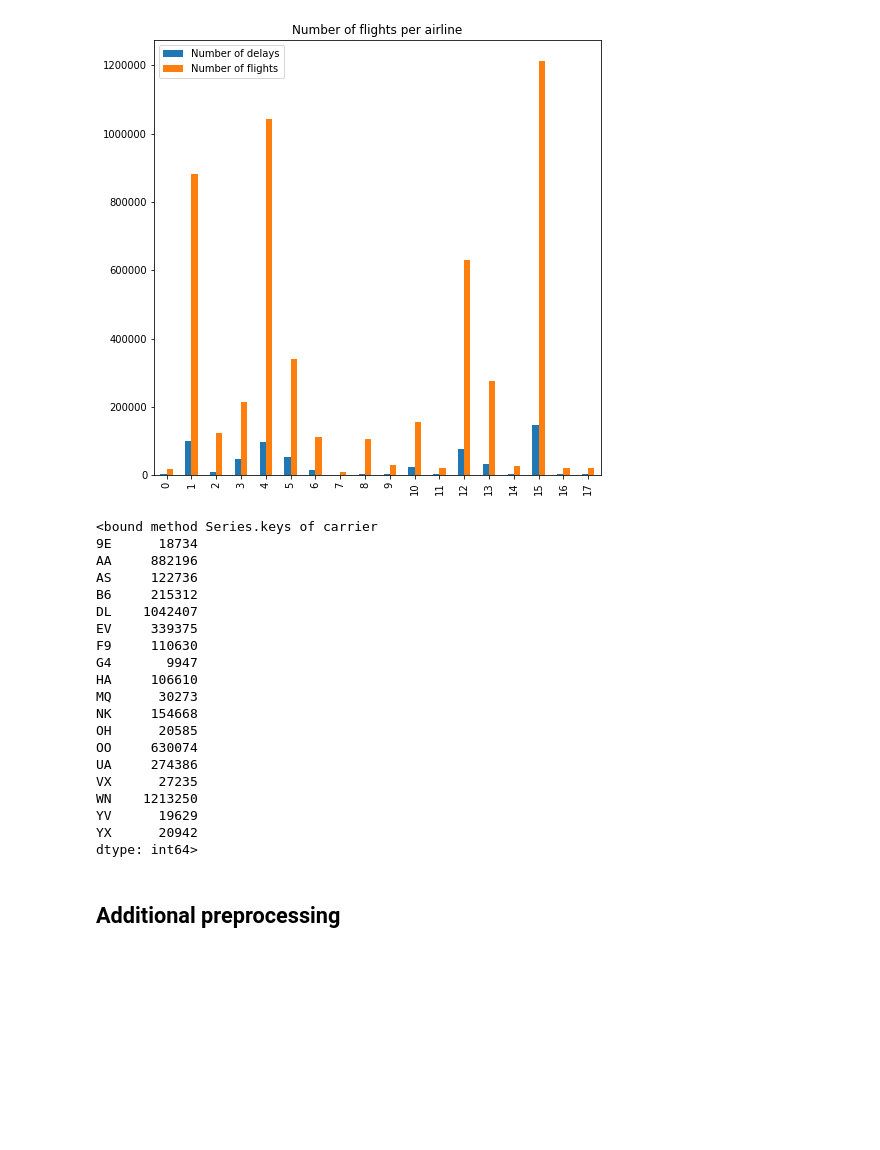
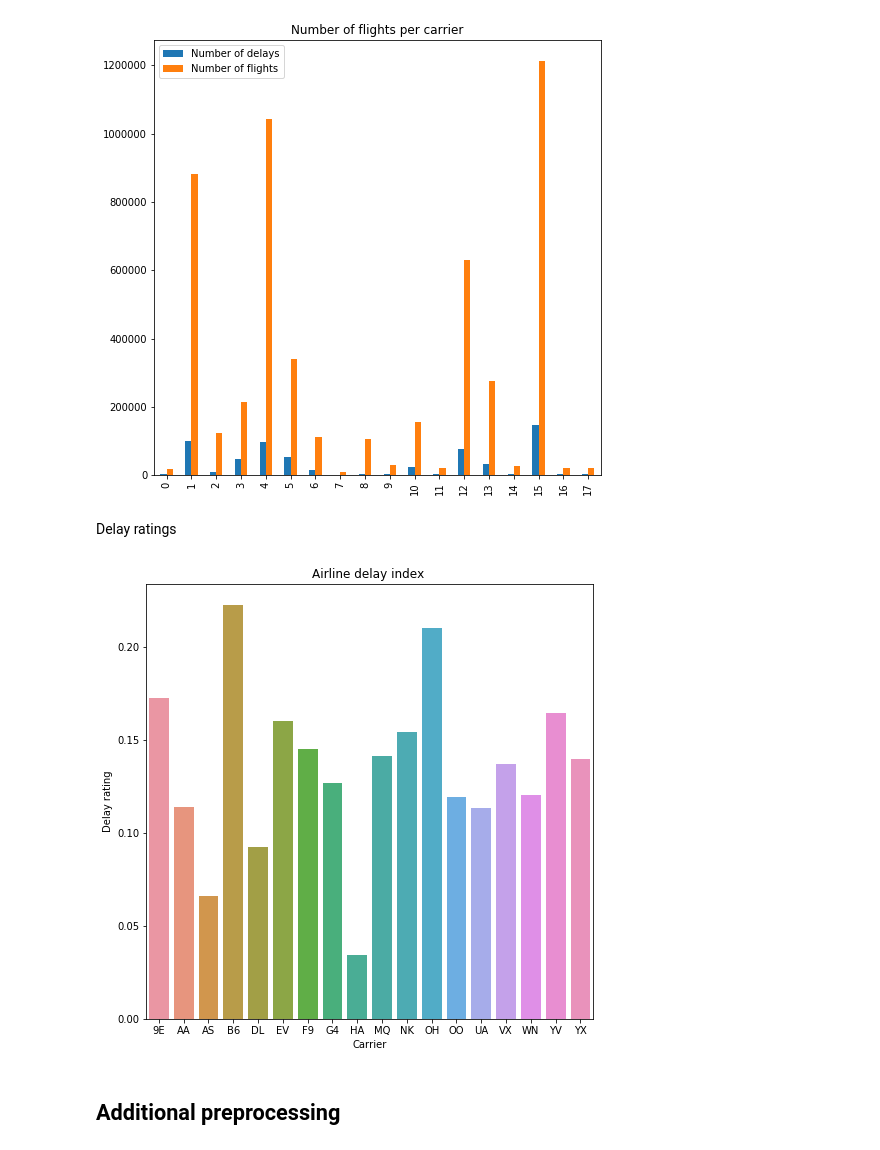
Before and after one commit to iamdeowanshi/257, a Jupyter notebook: FinalProject.ipynb, the cells around one changed output. Drawn from its saved outputs; the diff is of its cells as text; code cells hidden in the pictures; blank space fills up the shorter version.

Commit message:
added airline delay index

```diff
--- a/FinalProject.ipynb
+++ b/FinalProject.ipynb
@@ -432,5 +432,5 @@ airlines_group_num = airlines_group.groupby(['carrier']).size()
 airlines_group = data[['status', 'carrier']]
 airlines_group = airlines_group[(airlines_group['status'] != 'no delay') & (airlines_group['status'] != 'short_delay')]
 airlines_group_delays_num = airlines_group.groupby(['carrier']).size()
-delay_info = pd.DataFrame({'Name': np.unique(airlines_group.carrier.values), 'Number of flights': airlines_group_num.values, 'Number of delays': airlines_group_delays_num.values})
+delay_info = pd.DataFrame({'Carrier': np.unique(airlines_group.carrier.values), 'Number of flights': airlines_group_num.values, 'Number of delays': airlines_group_delays_num.values})
 # %%
@@ -438,29 +438,17 @@ delay_info.plot(kind='bar', figsize=(8, 8), title = 'Number of flights per airli
 # %% [output]
 <matplotlib.axes._subplots.AxesSubplot at 0x...>
 [figure]
-# %%
-airlines_group_num.keys
-# %% [output]
-<bound method Series.keys of carrier
-9E      18734
-AA     882196
-AS     122736
-B6     215312
-DL    1042407
-EV     339375
-F9     110630
-G4       9947
-HA     106610
-MQ      30273
-NK     154668
-OH      20585
-OO     630074
-UA     274386
-VX      27235
-WN    1213250
-YV      19629
-YX      20942
-dtype: int64>
+# %% [markdown]
+Delay ratings
+# %%
+delay_info['Delay rating'] = delay_info['Number of delays'] / delay_info['Number of flights']
+# %%
+plt.figure(figsize=(8, 8))
+ax = sns.barplot(x="Carrier", y="Delay rating", data=delay_info)
+ax.set_title('Airline delay index ')
+plt.show()
+# %% [output]
+[figure, added]
 # %% [markdown]
 ## Additional preprocessing
 # %%
```
Also changed, not shown: parts of 1 cell of this notebook.
